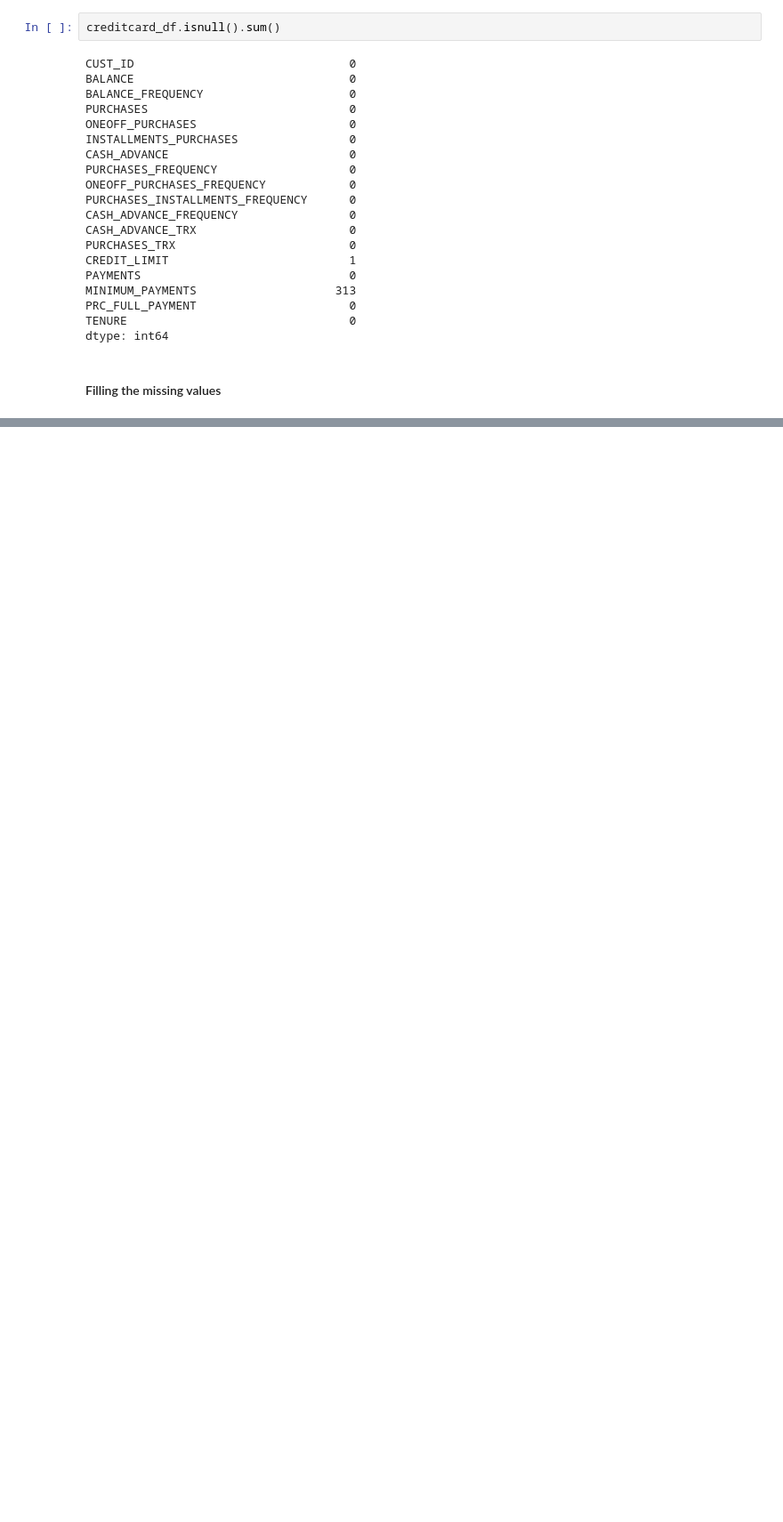
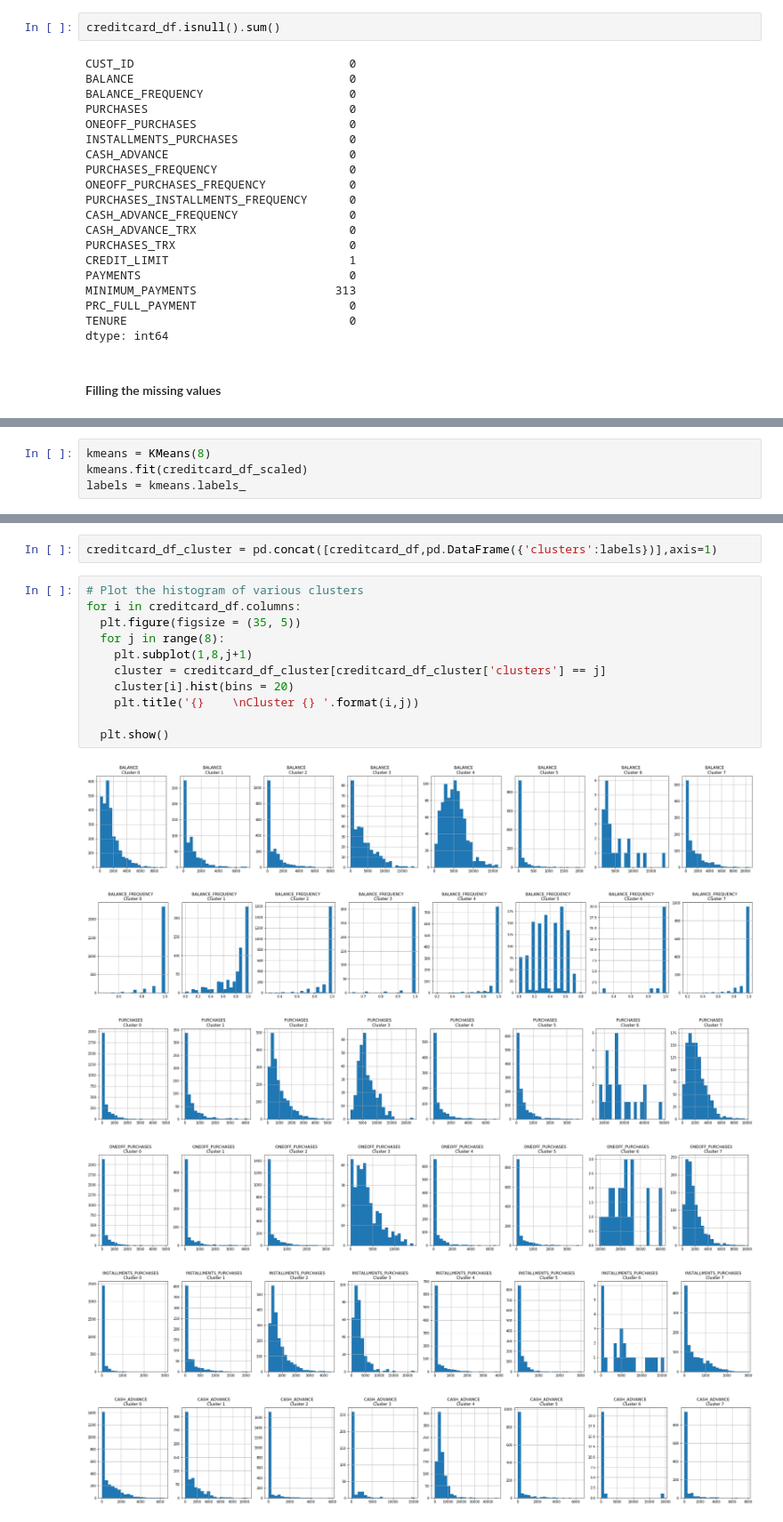
Before and after one commit to sukesh-reddy/Data-Science-Projects---Business, a Jupyter notebook: 2-Marketing Department/marketing Department.ipynb, the cells around one changed output, grey strips where cells are left out. Shown at 89% size. Saved outputs shown, nothing was run; the diff lists cells and outputs as text; blank space fills up the shorter version.

```diff
--- a/2-Marketing Department/marketing Department.ipynb
+++ b/2-Marketing Department/marketing Department.ipynb
@@ -150,0 +191,4 @@ creditcard_df.loc[creditcard_df.MINIMUM_PAYMENTS.isnull()==True,'MINIMUM_PAYMENT
+# %%
+kmeans = KMeans(8)
+kmeans.fit(creditcard_df_scaled)
+labels = kmeans.labels_
@@ -150,0 +203,20 @@ creditcard_df.loc[creditcard_df.MINIMUM_PAYMENTS.isnull()==True,'MINIMUM_PAYMENT
+# %%
+creditcard_df_cluster = pd.concat([creditcard_df,pd.DataFrame({'clusters':labels})],axis=1)
+# %%
+# Plot the histogram of various clusters
+for i in creditcard_df.columns:
+  plt.figure(figsize = (35, 5))
+  for j in range(8):
+    plt.subplot(1,8,j+1)
+    cluster = creditcard_df_cluster[creditcard_df_cluster['clusters'] == j]
+    cluster[i].hist(bins = 20)
+    plt.title('{}    \nCluster {} '.format(i,j))
+
+  plt.show()
+# %% [output]
+[figure, added]
+[figure, added]
+[figure, added]
+[figure, added]
+[figure, added]
+[figure, added]
```
Also changed, not shown: parts of 24 cells of this notebook.
